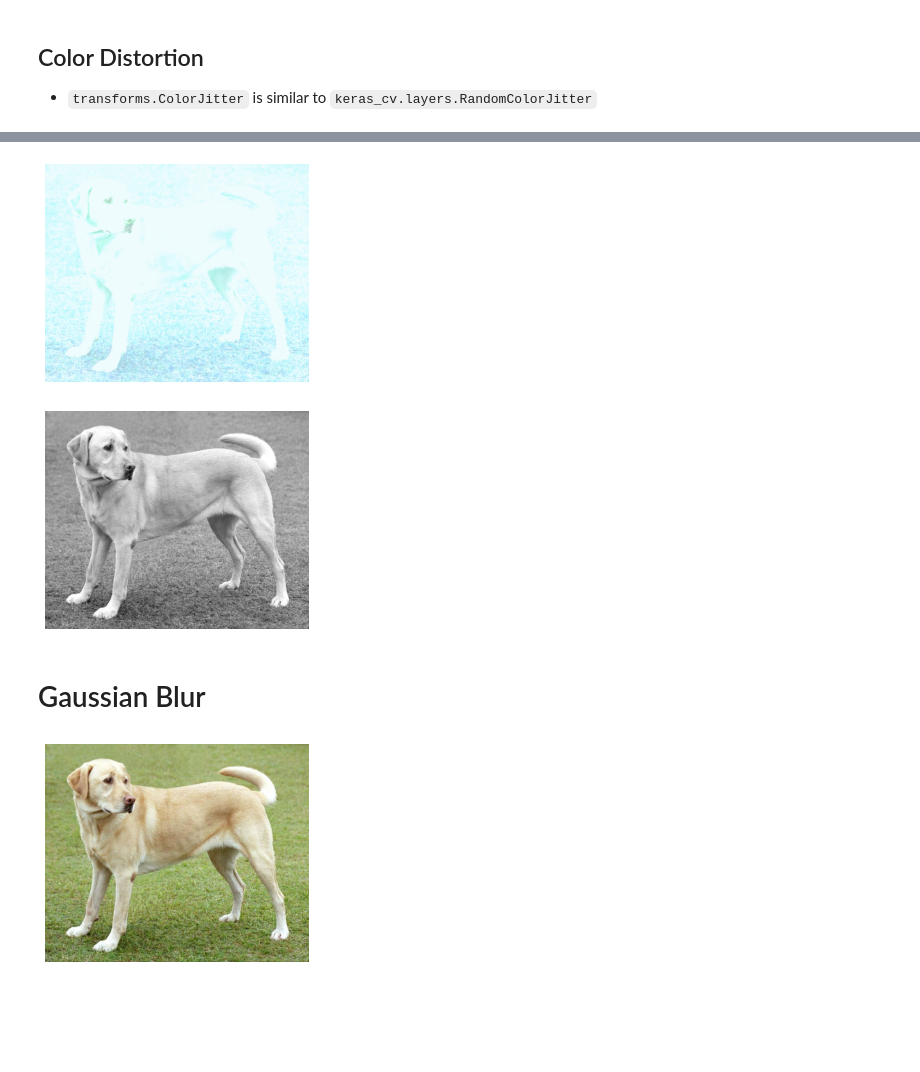
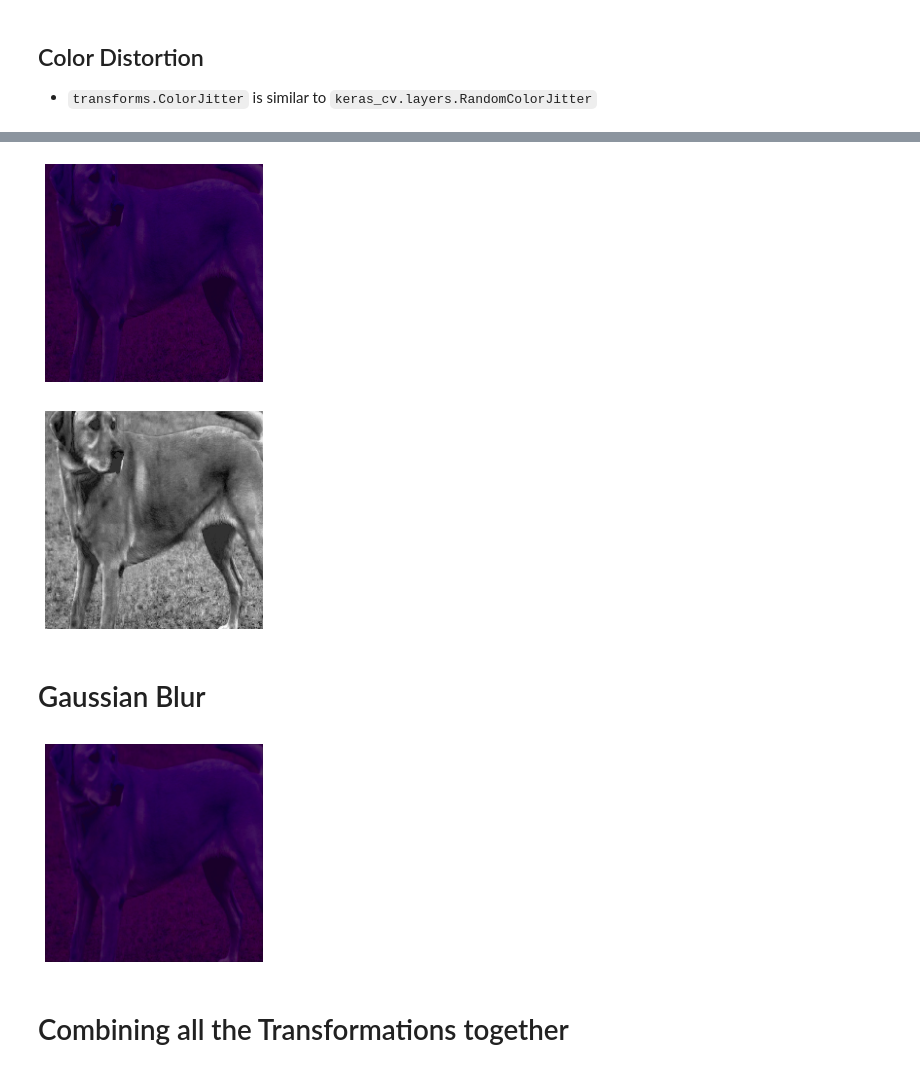
Before and after one commit to ayulockin/TF-MSN, a Jupyter notebook: notebooks/augmentations.ipynb, the cells around one changed output, grey strips where cells are left out. Cells and saved outputs as stored; diff of their text form; code cells hidden in the pictures; blank space fills up the shorter version.

```diff
--- a/notebooks/augmentations.ipynb
+++ b/notebooks/augmentations.ipynb
@@ -45,6 +43,6 @@ Downloading data from https://storage.googleapis.com/download.tensorflow.org/exa
 # %%
 # Plot the image
-def display_image(image: tf.Tensor, gray: Optional[bool] = False):
+def display_image(image: tf.Tensor, gray: bool = False):
   if gray:
     plt.imshow(image[..., 0], cmap="gray")
   else:
@@ -78,9 +82,9 @@ WARNING:tensorflow:Using a while_loop for converting CropAndResize
 # %% [markdown]
 ## Random Horizontal Flip
 # %%
-aug_image = keras_cv.layers.RandomFlip(
-    mode="horizontal"
-)(image)
+rand_flip_layer = keras_cv.layers.RandomFlip(mode="horizontal")
 
-display_image(aug_image[0].numpy().astype("int32"))
+# Randomly flip the image horizontally and display it
+rand_flip_image = rand_flip_layer(rand_resized_crop_image)
+display_image(rand_flip_image[0].numpy().astype("int32"))
 # %% [output]
@@ -104,17 +108,21 @@ def random_apply(layer: layers.Layer, probability_map: Optional[float] = 0.5):
 # %%
-# Color Jitter
+# Configurations
 s = 1.0
-color_jitter = keras_cv.layers.RandomColorJitter(
-  value_range=(0, 255),
-  brightness_factor=0.8*s,
-  contrast_factor=0.8*s,
-  saturation_factor=0.8*s,
-  hue_factor=0.8*s,
+
+color_jitter_layer = keras_cv.layers.RandomColorJitter(
+    value_range=(0, 255),
+    brightness_factor=0.8*s,
+    contrast_factor=0.8*s,
+    saturation_factor=0.8*s,
+    hue_factor=0.8*s,
 )
-aug_image = random_apply(
-  layer=color_jitter,
-  probability_map=0.8
-)(image)
+rnd_color_jitter_layer = random_apply(
+    layer=color_jitter_layer,
+    probability_map=0.8
+)
 
-display_image(aug_image[0].numpy().astype("int32"))
+
+# Randomly color jitter the image and display it
+rnd_color_jitter_image = rnd_color_jitter_layer(rand_flip_image)
+display_image(rnd_color_jitter_image[0].numpy().astype("int32"))
 # %% [output]
@@ -134,24 +146,28 @@ WARNING:tensorflow:Using a while_loop for converting AdjustHue
-[figure, old version]
+[figure, new version]
 # %%
-# Random GrayScale
-gray_scale = keras_cv.layers.Grayscale()
-aug_image = random_apply(
-    layer=gray_scale,
+gray_scale_layer = keras_cv.layers.Grayscale()
+rnd_gray_layer = random_apply(
+    layer=gray_scale_layer,
     probability_map=0.2,
-)(image)
+)
 
-display_image(aug_image[0].numpy().astype("int32"), gray=aug_image.shape[-1]==1)
+# Randomly gray scale the image and display it
+rnd_gray_image = rnd_gray_layer(rnd_color_jitter_image)
+display_image(rnd_gray_image[0].numpy().astype("int32"), gray=True)
 # %% [output]
-[figure, old version]
+[figure, new version]
 # %% [markdown]
 # Gaussian Blur
 # %%
-# This does not align with the original implementation
-aug_image = keras_cv.layers.RandomGaussianBlur(
-    kernel_size=(1, 2),
+rand_gaussian_blur_layer = keras_cv.layers.RandomGaussianBlur(
+    kernel_size=(3, 3),
     factor=(0.5, 0.5),
-)(image)
+)
 
-display_image(aug_image[0].numpy().astype("int32"))
+# Apply a gaussian blur to the image and display it
+rand_gaussian_blur_image = rand_gaussian_blur_layer(rnd_gray_image)
+display_image(rand_gaussian_blur_image[0].numpy().astype("int32"))
 # %% [output]
-[figure, old version]
+[figure, new version]
+# %% [markdown]
+# Combining all the Transformations together
```
Also changed, not shown: parts of 13 cells of this notebook.
